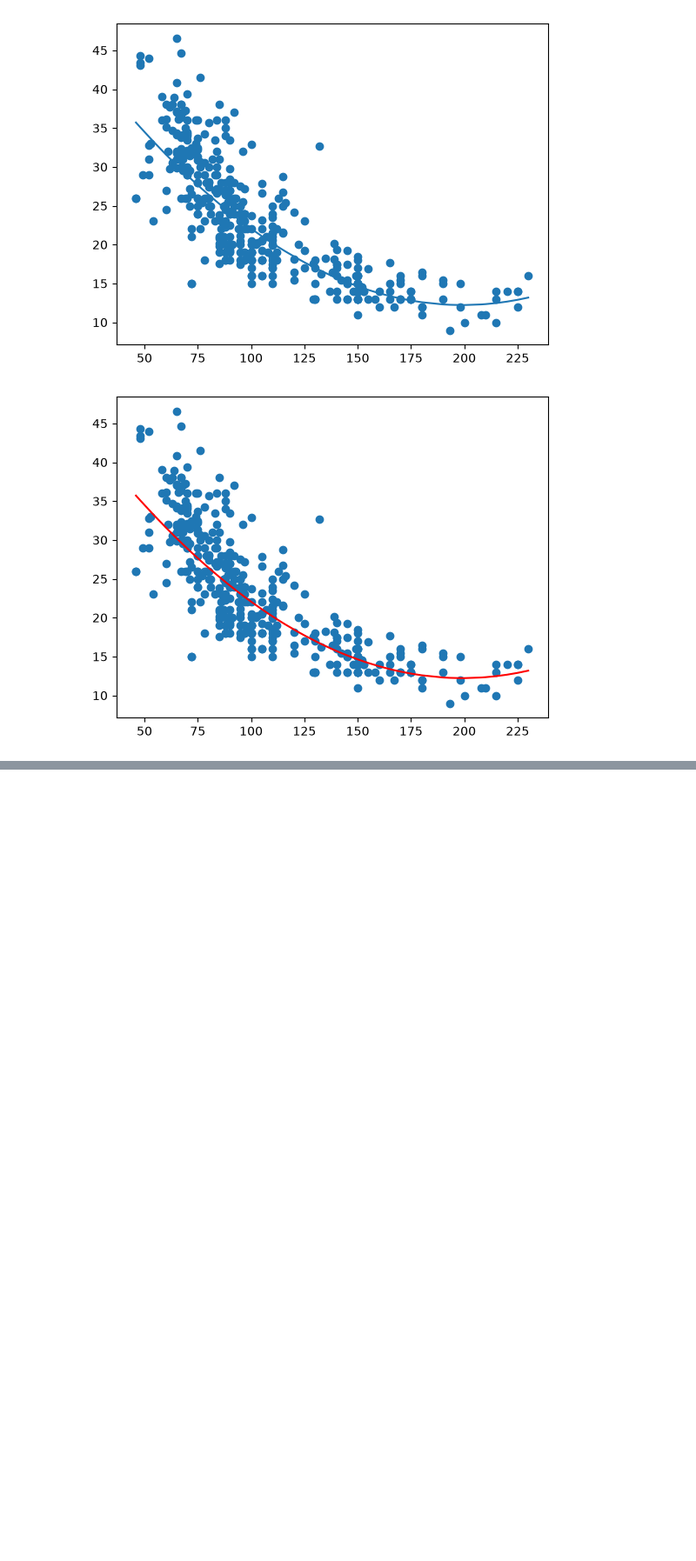
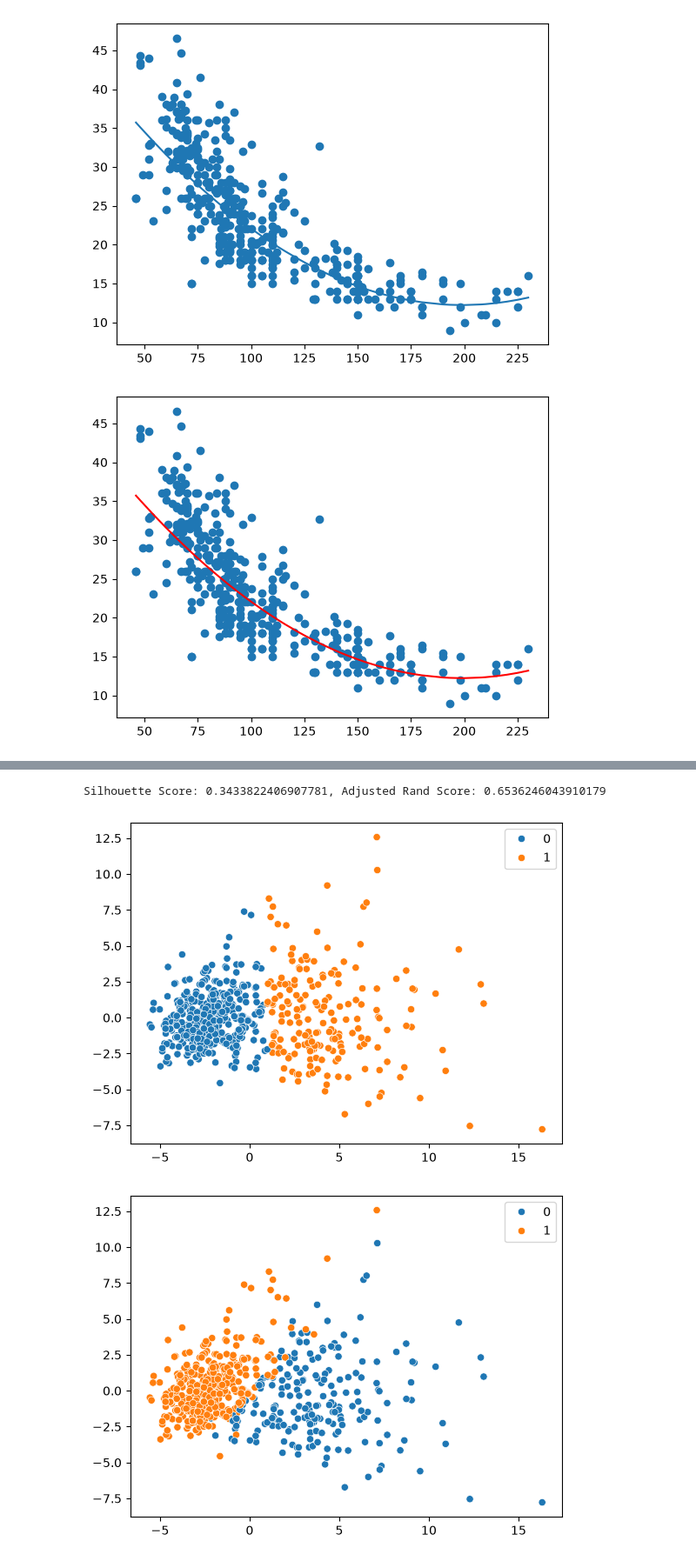
Before and after one commit to Rayz4010/important, a Jupyter notebook: 6th sem/ML/1.ipynb, the cells around one changed output, grey strips where cells are left out. Shown at 87% size. Saved outputs shown, nothing was run; the diff lists cells and outputs as text; code cells hidden in the pictures; blank space fills up the shorter version.

```diff
--- a/6th sem/ML/1.ipynb
+++ b/6th sem/ML/1.ipynb
@@ -295,0 +376,30 @@ plt.show()
+# %%
+import numpy as np
+import pandas as pd
+import matplotlib.pyplot as plt
+from sklearn.model_selection import train_test_split as tts
+import seaborn as sns
+from sklearn.datasets import load_breast_cancer
+from sklearn.metrics import silhouette_score as ss, adjusted_rand_score as ars
+from sklearn.cluster import KMeans
+from sklearn.preprocessing import StandardScaler
+from sklearn.decomposition import PCA
+df=load_breast_cancer()
+x=pd.DataFrame(df.data,columns=df.feature_names)
+y=df.target
+s=StandardScaler()
+x_s=s.fit_transform(x)
+kmod=KMeans(n_clusters=2)
+kmod.fit(x_s)
+y_pred=kmod.fit_predict(x_s)
+print(f"Silhouette Score: {ss(x_s,y_pred)}, Adjusted Rand Score: {ars(y,y_pred)}")
+p=PCA(n_components=2)
+pca=p.fit_transform(x_s)
+sns.scatterplot(x=pca[:,0],y=pca[:,1],hue=y_pred)
+plt.show()
+sns.scatterplot(x=pca[:,0],y=pca[:,1],hue=y)
+plt.show()
+# %% [output]
+Silhouette Score: 0.3433822406907781, Adjusted Rand Score: 0.6536246043910179
+[figure, added]
+[figure, added]
```
Also changed, not shown: parts of 2 cells of this notebook.
